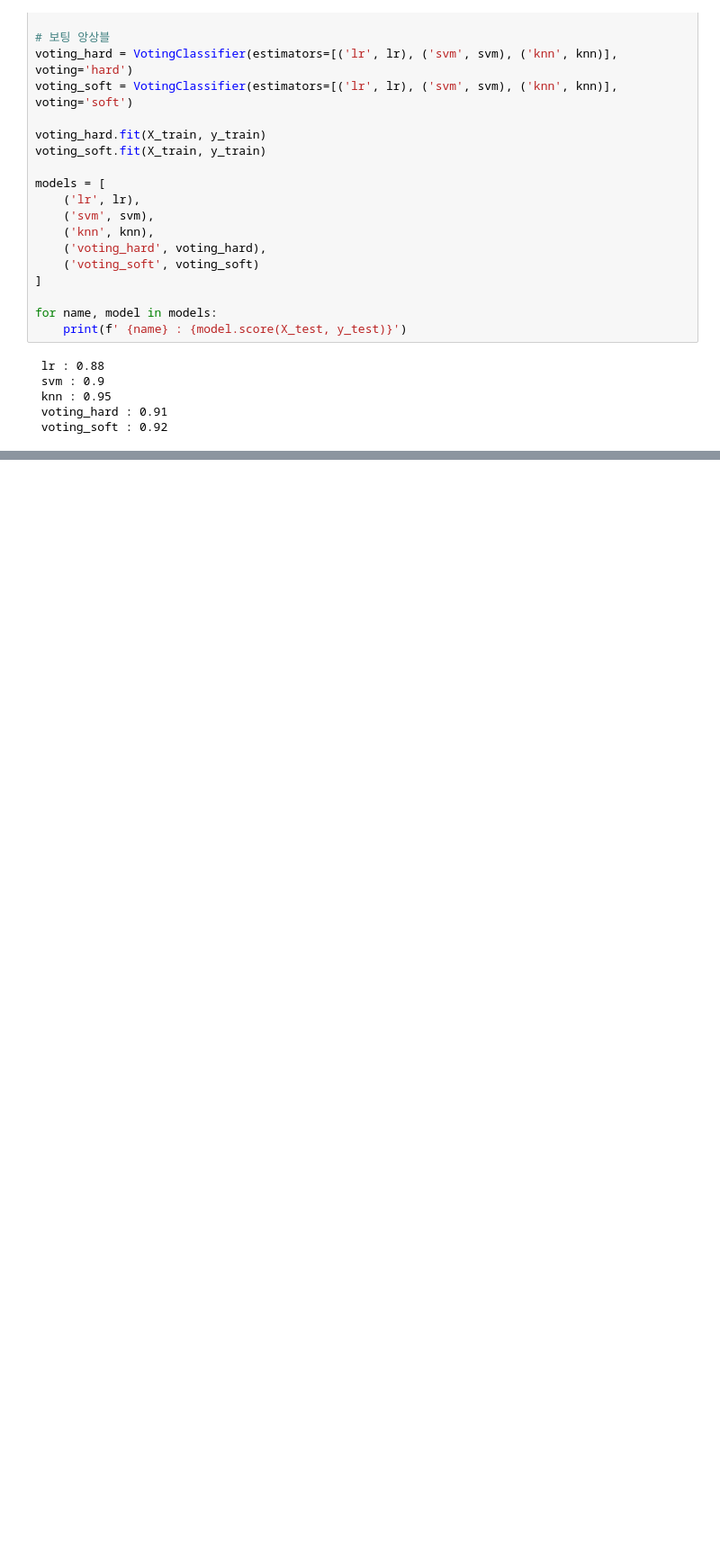
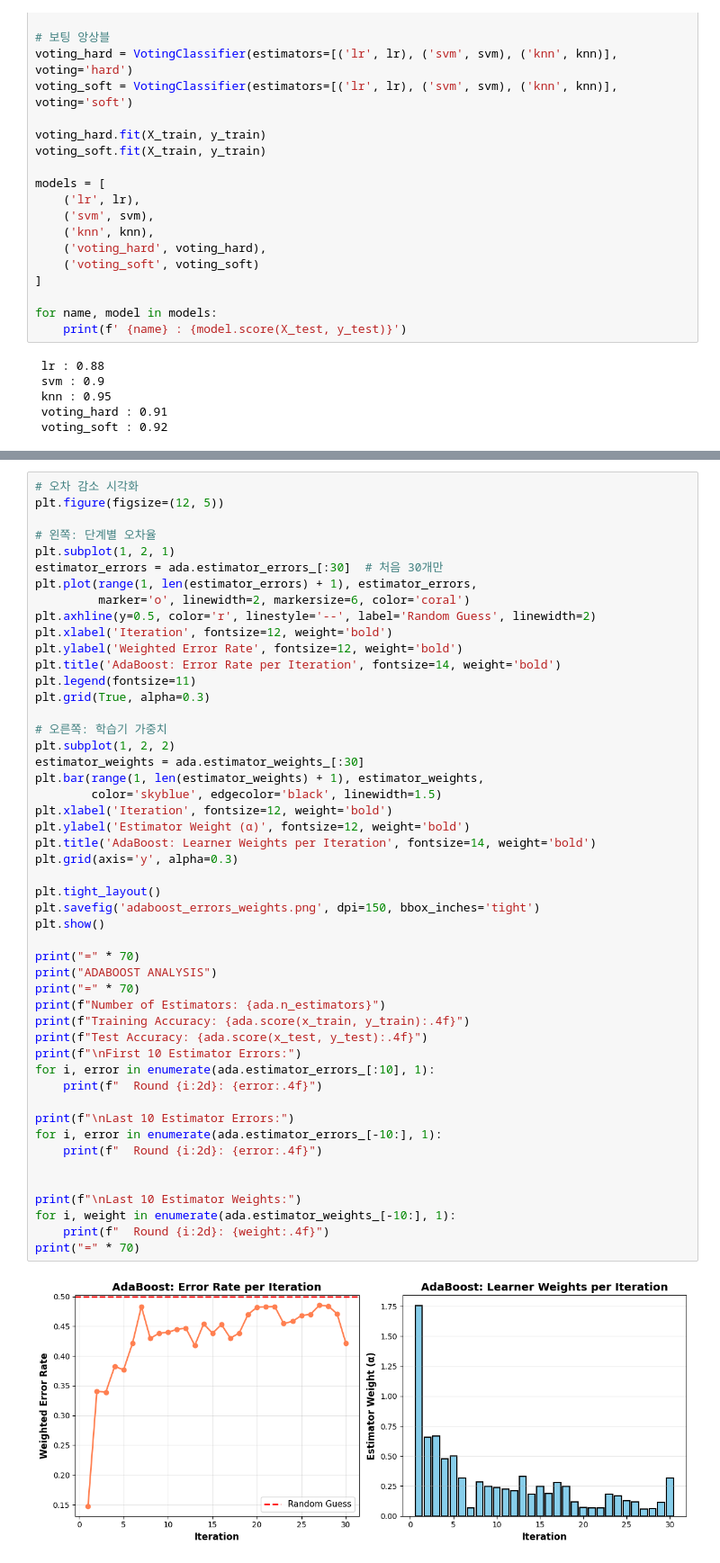
Before and after one commit to djdjdjdfh1/python_basic, a Jupyter notebook: marchine-learning/03.ensemble.ipynb, the cells around one changed output, grey strips where cells are left out. Shown at 90% size. Saved outputs shown, nothing was run; the diff lists cells and outputs as text; blank space fills up the shorter version.

```diff
--- a/marchine-learning/03.ensemble.ipynb
+++ b/marchine-learning/03.ensemble.ipynb
@@ -98,0 +302,51 @@ for name, model in models:
+# %%
+# 오차 감소 시각화
+plt.figure(figsize=(12, 5))
+
+# 왼쪽: 단계별 오차율
+plt.subplot(1, 2, 1)
+estimator_errors = ada.estimator_errors_[:30]  # 처음 30개만
+plt.plot(range(1, len(estimator_errors) + 1), estimator_errors,
+         marker='o', linewidth=2, markersize=6, color='coral')
+plt.axhline(y=0.5, color='r', linestyle='--', label='Random Guess', linewidth=2)
+plt.xlabel('Iteration', fontsize=12, weight='bold')
+plt.ylabel('Weighted Error Rate', fontsize=12, weight='bold')
+plt.title('AdaBoost: Error Rate per Iteration', fontsize=14, weight='bold')
+plt.legend(fontsize=11)
+plt.grid(True, alpha=0.3)
+
+# 오른쪽: 학습기 가중치
+plt.subplot(1, 2, 2)
+estimator_weights = ada.estimator_weights_[:30]
+plt.bar(range(1, len(estimator_weights) + 1), estimator_weights,
+        color='skyblue', edgecolor='black', linewidth=1.5)
+plt.xlabel('Iteration', fontsize=12, weight='bold')
+plt.ylabel('Estimator Weight (α)', fontsize=12, weight='bold')
+plt.title('AdaBoost: Learner Weights per Iteration', fontsize=14, weight='bold')
+plt.grid(axis='y', alpha=0.3)
+
+plt.tight_layout()
+plt.savefig('adaboost_errors_weights.png', dpi=150, bbox_inches='tight')
+plt.show()
+
+print("=" * 70)
+print("ADABOOST ANALYSIS")
+print("=" * 70)
+print(f"Number of Estimators: {ada.n_estimators}")
+print(f"Training Accuracy: {ada.score(x_train, y_train):.4f}")
+print(f"Test Accuracy: {ada.score(x_test, y_test):.4f}")
+print(f"\nFirst 10 Estimator Errors:")
+for i, error in enumerate(ada.estimator_errors_[:10], 1):
+    print(f"  Round {i:2d}: {error:.4f}")
+
+print(f"\nLast 10 Estimator Errors:")
+for i, error in enumerate(ada.estimator_errors_[-10:], 1):
+    print(f"  Round {i:2d}: {error:.4f}")
+
+
+print(f"\nLast 10 Estimator Weights:")
+for i, weight in enumerate(ada.estimator_weights_[-10:], 1):
+    print(f"  Round {i:2d}: {weight:.4f}")
+print("=" * 70)
+# %% [output]
+[figure, added]
```
Also changed, not shown: parts of 8 cells of this notebook, 4 other files.
